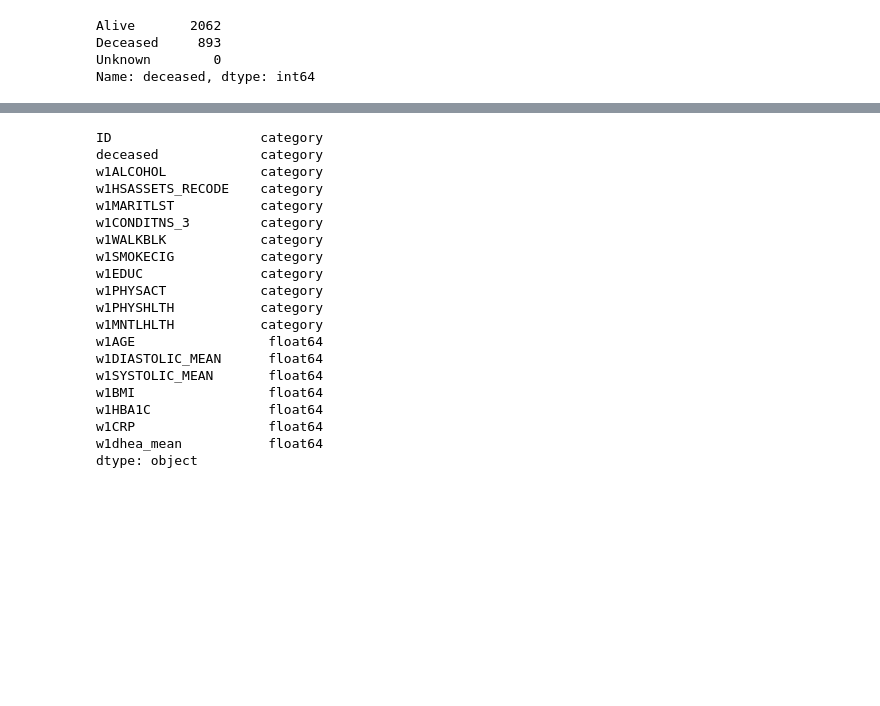
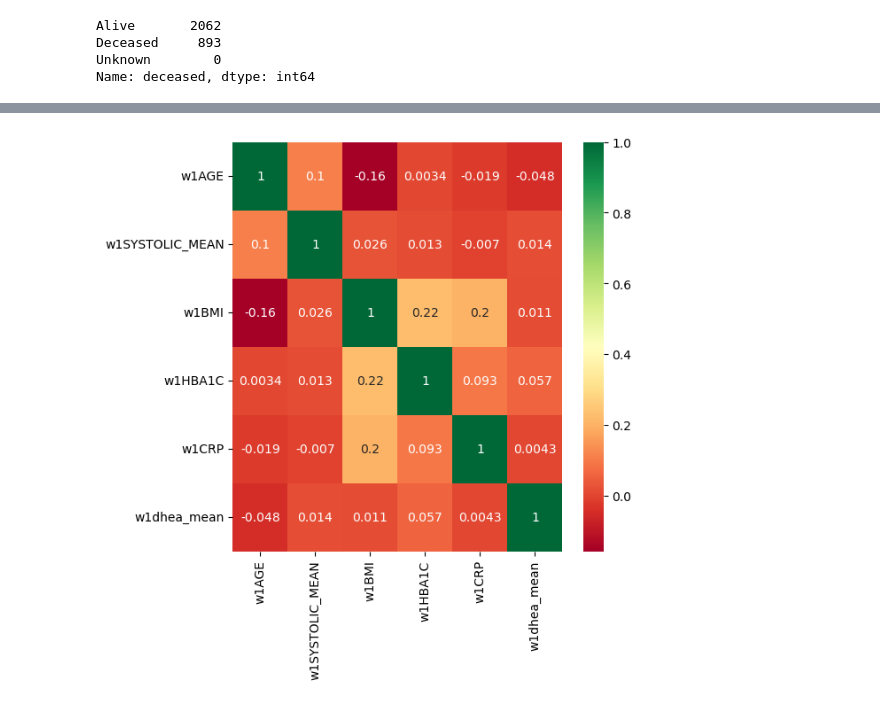
Before and after one commit to yiang-li/Predicting-Mortality-Machine-Learning, a Jupyter notebook: code.ipynb, the cells around one changed output, grey strips where cells are left out. Drawn from its saved outputs; the diff is of its cells as text; code cells hidden in the pictures; blank space fills up the shorter version.

```diff
--- a/code.ipynb
+++ b/code.ipynb
@@ -73,25 +75,9 @@ data_ord.describe()
 # %%
 data = pd.concat([data_cat, data_ord], axis=1)
-# %%
-data.dtypes
-# %% [output]
-ID                   category
-deceased             category
-w1ALCOHOL            category
-w1HSASSETS_RECODE    category
-w1MARITLST           category
-w1CONDITNS_3         category
-w1WALKBLK            category
-w1SMOKECIG           category
-w1EDUC               category
-w1PHYSACT            category
-w1PHYSHLTH           category
-w1MNTLHLTH           category
-w1AGE                 float64
-w1DIASTOLIC_MEAN      float64
-w1SYSTOLIC_MEAN       float64
-w1BMI                 float64
-w1HBA1C               float64
-w1CRP                 float64
-w1dhea_mean           float64
-dtype: object
+# %%
+_, ax = plt.subplots(figsize=(6,6))
+columns = ['w1AGE', 'w1SYSTOLIC_MEAN', 'w1BMI', 'w1HBA1C',
+           'w1CRP', 'w1dhea_mean']
+sns.heatmap(data[columns].corr(),annot=True,cmap='RdYlGn', ax=ax);
+# %% [output]
+[figure, added]
```
Also changed, not shown: parts of 3 cells of this notebook.
